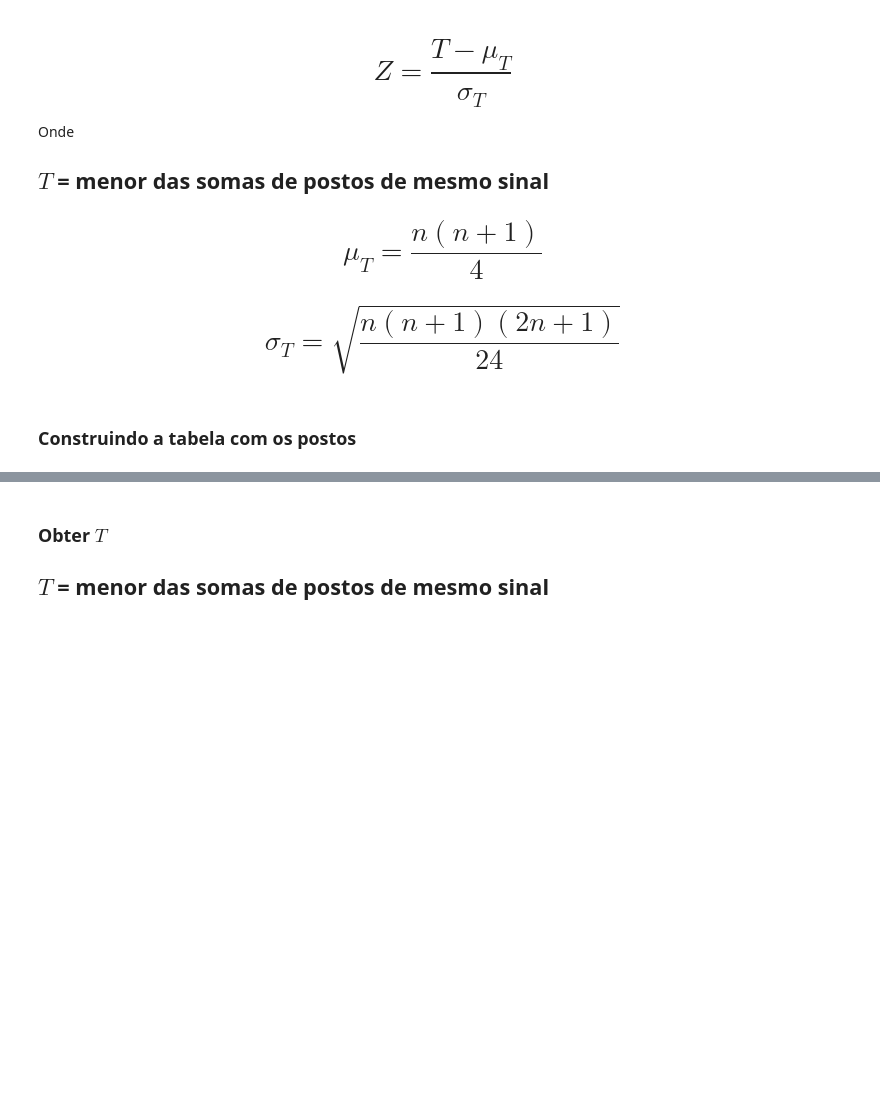
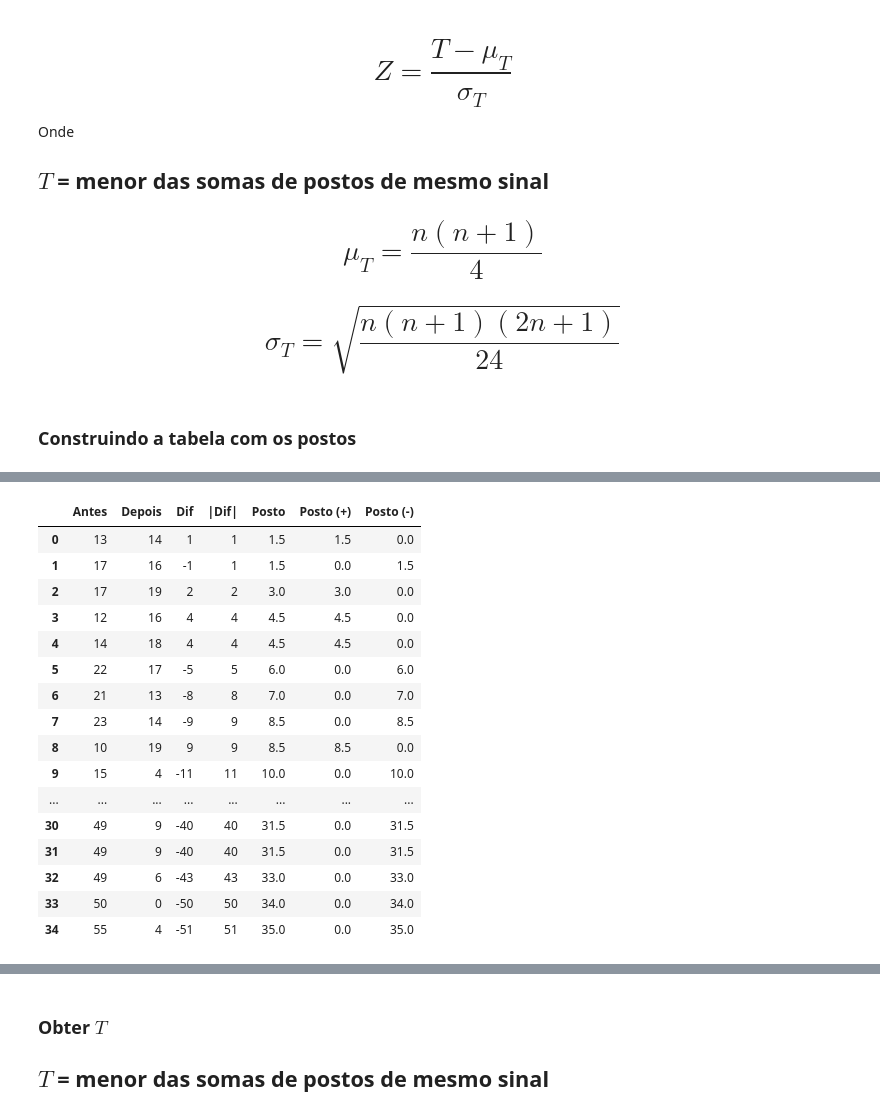
Before and after one commit to ecomunick/python_projects, a Jupyter notebook: statistics1/Curso_de_Estatística_Parte_3.ipynb, the cells around one changed output, grey strips where cells are left out. Cells and saved outputs as stored; diff of their text form; code cells hidden in the pictures; blank space fills up the shorter version.

```diff
--- a/statistics1/Curso_de_Estatística_Parte_3.ipynb
+++ b/statistics1/Curso_de_Estatística_Parte_3.ipynb
@@ -1248,0 +1624,4 @@ Onde
+# %%
+# remover a variavel |Dif| do DF (resetar) pois esta como index, para poder usar novamente a posteriori
+posto.reset_index(inplace=True)
+posto
@@ -1248,0 +1646,5 @@ Onde
+# %%
+# como no DF anterior "fumo" ha uma variavel chamada "Posto" que tb ha nesse novo DF chamado "posto" a variavel "Posto",
+# vamos eliminar a variavel "Posto" no DF "fumo" pois a ideia e fazer o merge dos 2DF e eveitar conflitos
+fumo.drop(['Posto'], axis = 1, inplace = True)
+fumo
@@ -1248,0 +1669,3 @@ Onde
+# %%
+fumo = fumo.merge(posto, left_on='|Dif|', right_on='|Dif|', how='left') # left para todo mundo do DF a esquerda seja mantido
+fumo
@@ -1248,0 +1690,6 @@ Onde
+# %%
+# criar coluna para posto qdo for postivo (+) e qdo a diferenca de posto for negativa (-)
+# funcao lambda x vai pegar a variavel Posto e qdo a variavel Dif for maior que 0, ira inserir o valor positivo de Posto
+# qdo menor que 0, no caso, negativo, irá deixar 0 (zero)
+fumo['Posto (+)'] = fumo.apply(lambda x: x.Posto if x.Dif > 0 else 0, axis = 1) # axis = 1: para fazer linha a linha
+fumo
@@ -1248,0 +1714,24 @@ Onde
+# %%
+# criar coluna para posto qdo for postivo (+) e qdo a diferenca de posto for negativa (-)
+# funcao lambda x vai pegar a variavel Posto e qdo a variavel Dif for menor que 0, ou seja negativa, ira inserir o valor negativo de Posto
+# qdo maior que 0, no caso, positivo, irá deixar 0 (zeros)
+fumo['Posto (-)'] = fumo.apply(lambda x: x.Posto if x.Dif < 0 else 0, axis = 1) # axis = 1 : fazer linha a linha
+fumo
+# %% [output]
+|  | Antes | Depois | Dif | |Dif| | Posto | Posto (+) | Posto (-) |
+| 0 | 13 | 14 | 1 | 1 | 1.5 | 1.5 | 0.0 |
+| 1 | 17 | 16 | -1 | 1 | 1.5 | 0.0 | 1.5 |
+| 2 | 17 | 19 | 2 | 2 | 3.0 | 3.0 | 0.0 |
+| 3 | 12 | 16 | 4 | 4 | 4.5 | 4.5 | 0.0 |
+| 4 | 14 | 18 | 4 | 4 | 4.5 | 4.5 | 0.0 |
+| 5 | 22 | 17 | -5 | 5 | 6.0 | 0.0 | 6.0 |
+| 6 | 21 | 13 | -8 | 8 | 7.0 | 0.0 | 7.0 |
+| 7 | 23 | 14 | -9 | 9 | 8.5 | 0.0 | 8.5 |
+| 8 | 10 | 19 | 9 | 9 | 8.5 | 8.5 | 0.0 |
+| 9 | 15 | 4 | -11 | 11 | 10.0 | 0.0 | 10.0 |
+| ... | ... | ... | ... | ... | ... | ... | ... |
+| 30 | 49 | 9 | -40 | 40 | 31.5 | 0.0 | 31.5 |
+| 31 | 49 | 9 | -40 | 40 | 31.5 | 0.0 | 31.5 |
+| 32 | 49 | 6 | -43 | 43 | 33.0 | 0.0 | 33.0 |
+| 33 | 50 | 0 | -50 | 50 | 34.0 | 0.0 | 34.0 |
+| 34 | 55 | 4 | -51 | 51 | 35.0 | 0.0 | 35.0 |
```
Also changed, not shown: parts of 58 cells of this notebook.
